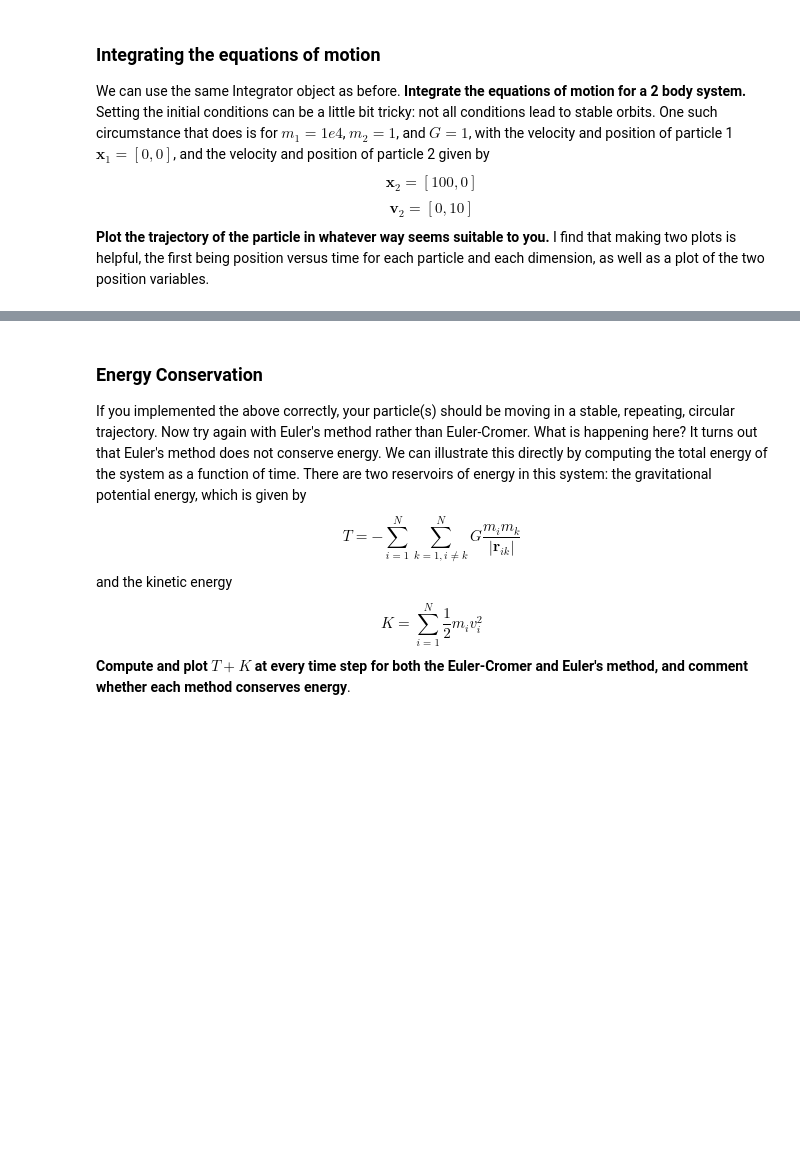
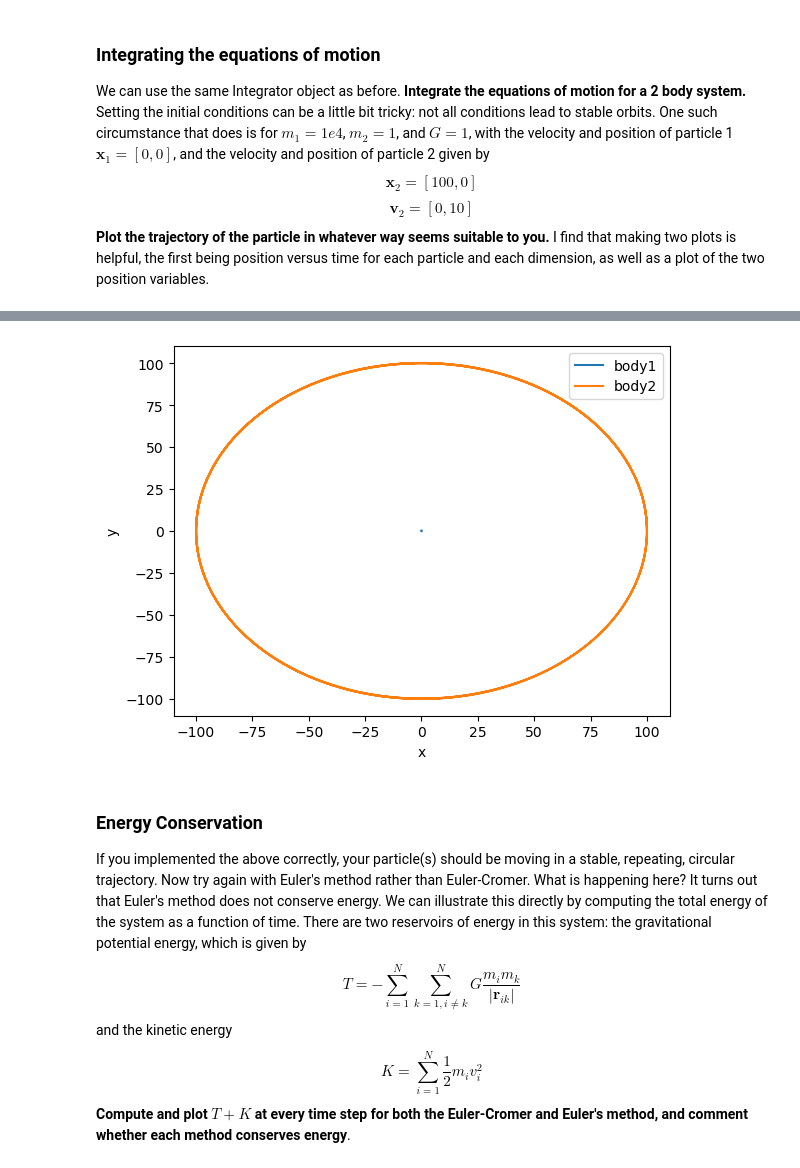
Before and after one commit to cake-dev/Simulation_class, a Jupyter notebook: Project3-Planets/Project3-PlanetaryMotion.ipynb, the cells around one changed output, grey strips where cells are left out. Cells and saved outputs as stored; diff of their text form; code cells hidden in the pictures; blank space fills up the shorter version.

Commit message:
finishing 3 body

```diff
--- a/Project3-Planets/Project3-PlanetaryMotion.ipynb
+++ b/Project3-Planets/Project3-PlanetaryMotion.ipynb
@@ -235,3 +173,13 @@ plt.show()
+# %%
+# show the orbit
+plt.plot(states[:,0],states[:,1],label='body1')
+plt.plot(states[:,2],states[:,3],label='body2')
+plt.xlabel('x')
+plt.ylabel('y')
+plt.legend()
+plt.show()
+# %% [output]
+[figure, added]
 # %% [markdown]
 ### Energy Conservation
 If you implemented the above correctly, your particle(s) should be moving in a stable, repeating, circular trajectory.  Now try again with Euler's method rather than Euler-Cromer.  What is happening here?  It turns out that Euler's method does not conserve energy.  We can illustrate this directly by computing the total energy of the system as a function of time.  There are two reservoirs of energy in this system: the gravitational potential energy, which is given by
```
Also changed, not shown: parts of 12 cells of this notebook.
